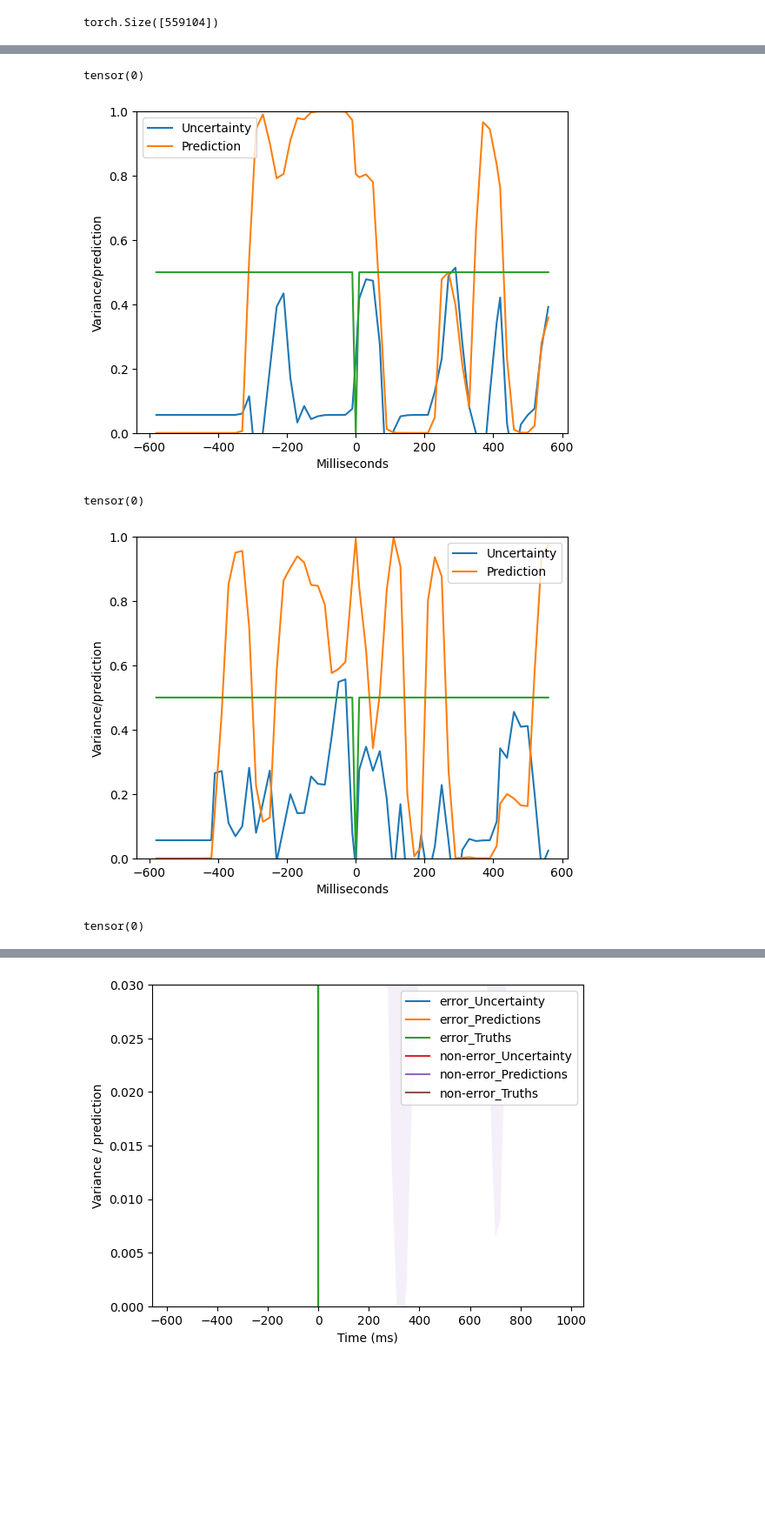
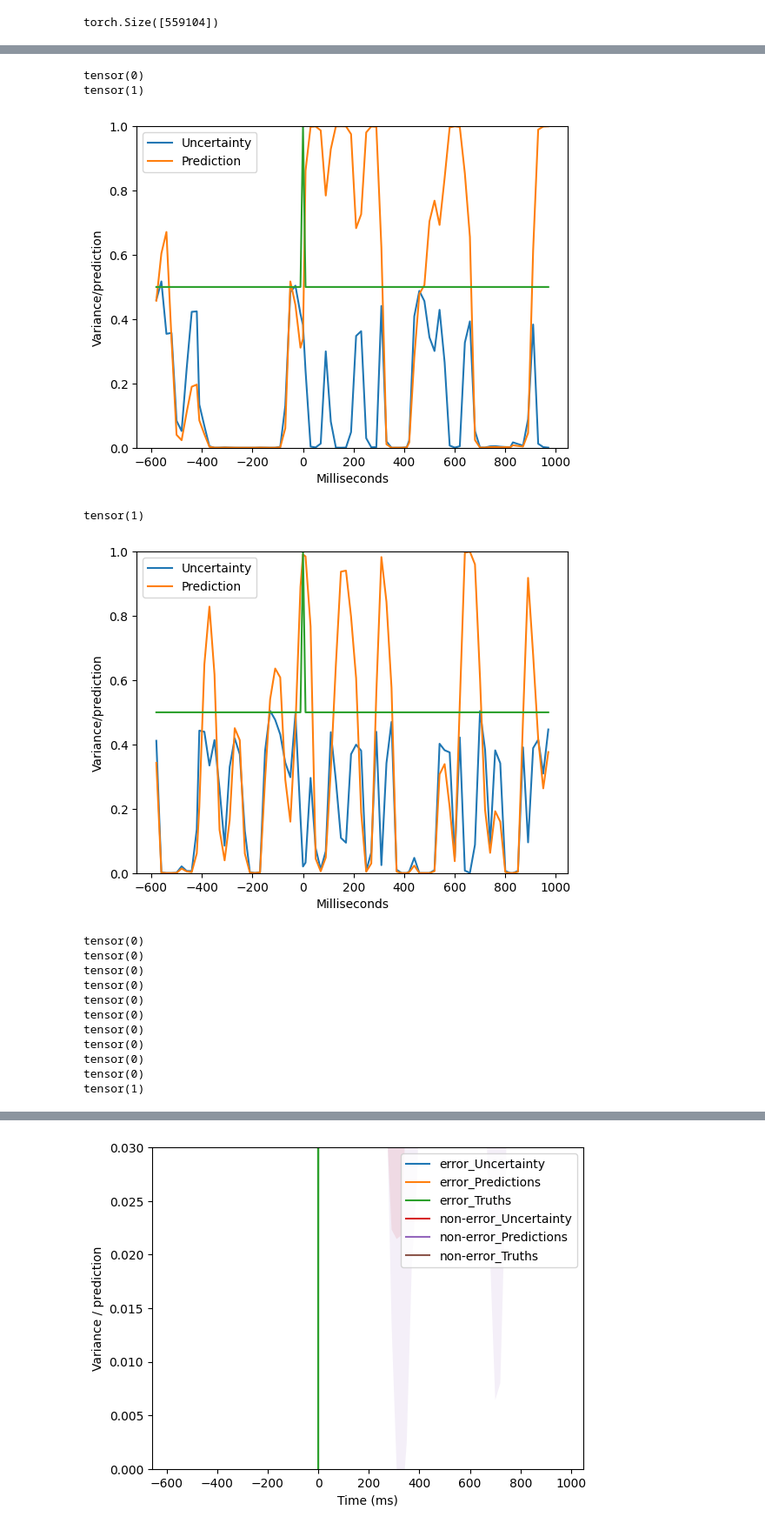
Before and after one commit to ivopascal/Error-perception-classification-in-BCI-using-CNN_private, a Jupyter notebook: Metrics_analysis.ipynb, the cells around one changed output, grey strips where cells are left out. Shown at 87% size. Saved outputs shown, nothing was run; the diff lists cells and outputs as text; code cells hidden in the pictures; blank space fills up the shorter version.

```diff
--- a/Metrics_analysis.ipynb
+++ b/Metrics_analysis.ipynb
@@ -166,7 +166,7 @@ len(test_metrics_continuous.y_predicted)
 best_score = -1
 best_i = 1
 best_reg = None
-decorrelate_variance = True
+decorrelate_variance = False
 
 
 for i in range(1, 5):
@@ -343,7 +343,7 @@ test_metrics_continuous.y_true.shape
 torch.Size([559104])
 # %%
 lower_window_ms = -600
-upper_window_ms = 600
+upper_window_ms = 1000
 lower_window = int(milliseconds_to_samples(lower_window_ms) / undersampling_interval )
 upper_window = int(milliseconds_to_samples(upper_window_ms) / undersampling_interval )
 event_index = 1
@@ -352,12 +352,12 @@ event_index = 1
 x = [samples_to_milliseconds(step) * undersampling_interval for step in range(lower_window, upper_window)]
 
 # for event_index in range(len(event_indices[0])):
-for event_index in range(5):
+for event_index in range(50):
     y_true = 1 - (test_metrics_continuous.y_true[event_indices[0][event_index]])
     print(y_true)
 
-    # if y_true:
-    #     continue
+    if not y_true:
+        continue
 
     color = "green" if y_true else "red"
 
@@ -380,5 +396,16 @@ tensor(0)
 tensor(0)
+tensor(1)
-[figure, old version]
+[figure, new version]
-tensor(0)
+tensor(1)
-[figure, old version]
+[figure, new version]
 tensor(0)
+tensor(0)
+tensor(0)
+tensor(0)
+tensor(0)
+tensor(0)
+tensor(0)
+tensor(0)
+tensor(0)
+tensor(0)
+tensor(1)
```
Also changed, not shown: parts of 16 cells of this notebook, 11 other files.
